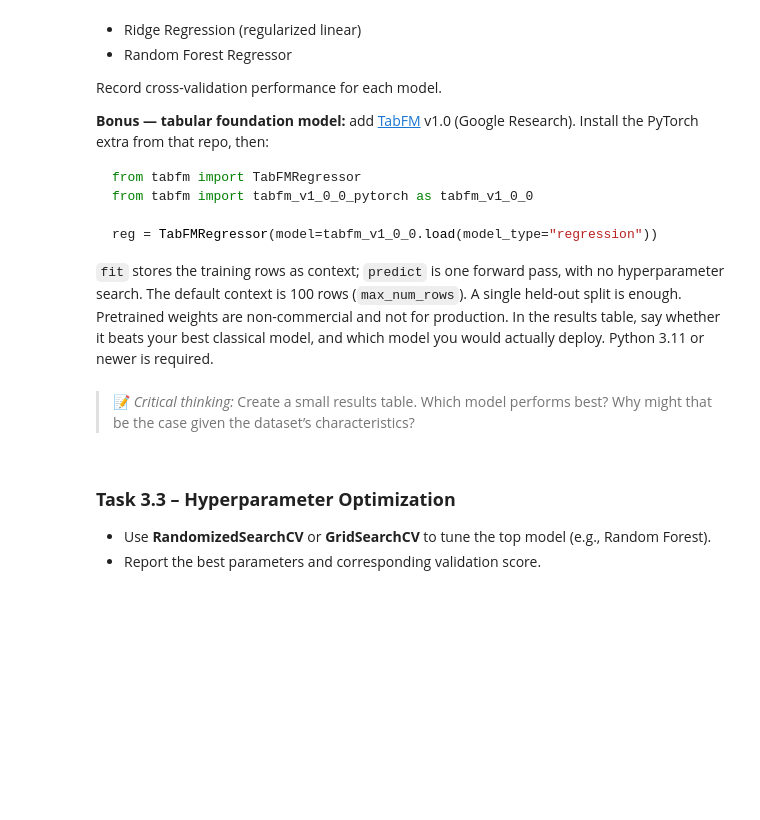
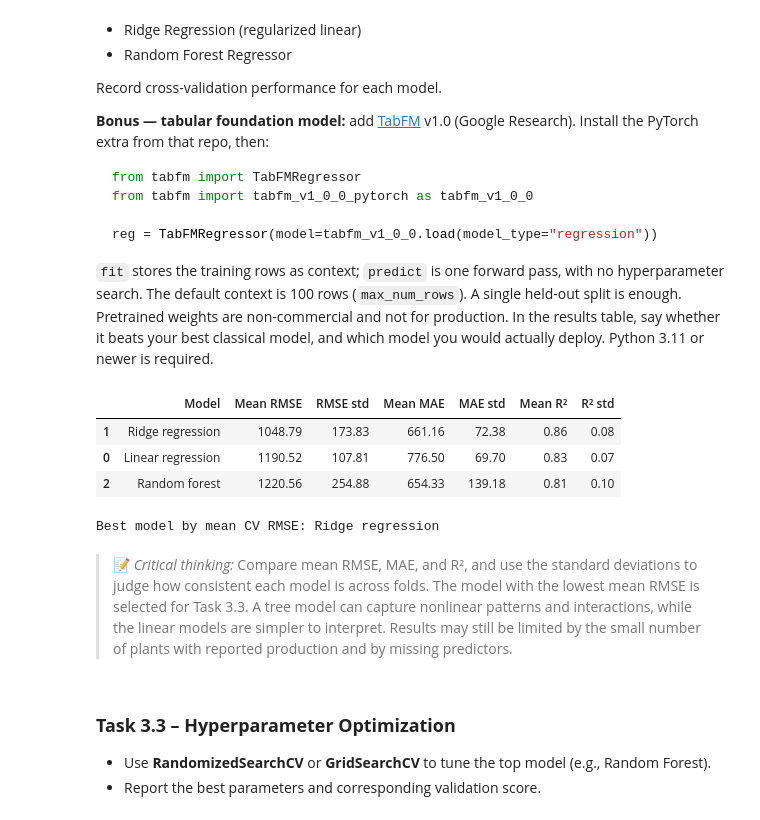
Before and after one commit to GabDestal/aidams-lab2-destal-montluc-riekhakainen-magretdelord, a Jupyter notebook: lab_2.ipynb, the cells around one changed output. Saved outputs shown, nothing was run; the diff lists cells and outputs as text; code cells hidden in the pictures; blank space fills up the shorter version.

Commit message:
Tasks 3.1 & 3.2

````diff
--- a/lab_2.ipynb
+++ b/lab_2.ipynb
@@ -533,9 +574,55 @@ reg = TabFMRegressor(model=tabfm_v1_0_0.load(model_type="regression"))
 ```
 
 `fit` stores the training rows as context; `predict` is one forward pass, with no hyperparameter search. The default context is 100 rows (`max_num_rows`). A single held-out split is enough. Pretrained weights are non-commercial and not for production. In the results table, say whether it beats your best classical model, and which model you would actually deploy. Python 3.11 or newer is required.
+# %%
+models = {
+    "Linear regression": LinearRegression(),
+    "Ridge regression": Ridge(),
+    "Random forest": RandomForestRegressor(random_state=42),
+}
+
+comparison_rows = []
+for model_name, estimator in models.items():
+    model_pipeline = Pipeline([
+        ("preprocessing", preprocessor),
+        ("regression", estimator),
+    ])
+    scores = cross_validate(
+        model_pipeline,
+        X,
+        y,
+        cv=cv,
+        scoring={
+            "rmse": "neg_mean_squared_error",
+            "mae": "neg_mean_absolute_error",
+            "r2": "r2",
+        },
+    )
+    comparison_rows.append({
+        "Model": model_name,
+        "Mean RMSE": np.sqrt(-scores["test_rmse"]).mean(),
+        "RMSE std": np.sqrt(-scores["test_rmse"]).std(),
+        "Mean MAE": -scores["test_mae"].mean(),
+        "MAE std": (-scores["test_mae"]).std(),
+        "Mean R²": scores["test_r2"].mean(),
+        "R² std": scores["test_r2"].std(),
+    })
+
+comparison_results = pd.DataFrame(comparison_rows).sort_values("Mean RMSE")
+display(comparison_results.round(2))
+
+best_model_name = comparison_results.iloc[0]["Model"]
+best_estimator = models[best_model_name]
+print("Best model by mean CV RMSE:", best_model_name)
+# %% [output]
+|  | Model | Mean RMSE | RMSE std | Mean MAE | MAE std | Mean R² | R² std |
+| 1 | Ridge regression | 1048.79 | 173.83 | 661.16 | 72.38 | 0.86 | 0.08 |
+| 0 | Linear regression | 1190.52 | 107.81 | 776.50 | 69.70 | 0.83 | 0.07 |
+| 2 | Random forest | 1220.56 | 254.88 | 654.33 | 139.18 | 0.81 | 0.10 |
+Best model by mean CV RMSE: Ridge regression
 # %% [markdown]
 > 📝 *Critical thinking:*
-> Create a small results table. Which model performs best? Why might that be the case given the dataset’s characteristics?
+> Compare mean RMSE, MAE, and R², and use the standard deviations to judge how consistent each model is across folds. The model with the lowest mean RMSE is selected for Task 3.3. A tree model can capture nonlinear patterns and interactions, while the linear models are simpler to interpret. Results may still be limited by the small number of plants with reported production and by missing predictors.
 # %% [markdown]
 ### **Task 3.3 – Hyperparameter Optimization**
 - Use **RandomizedSearchCV** or **GridSearchCV** to tune the top model (e.g., Random Forest).
````
Also changed, not shown: parts of 3 cells of this notebook.
